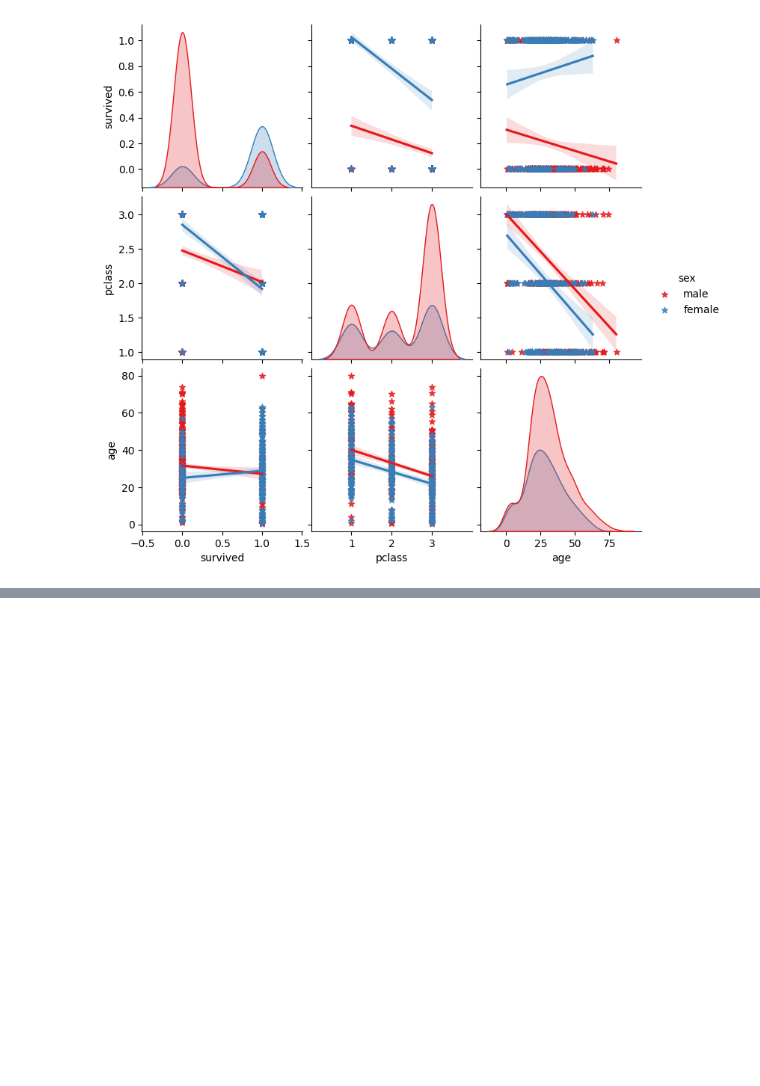
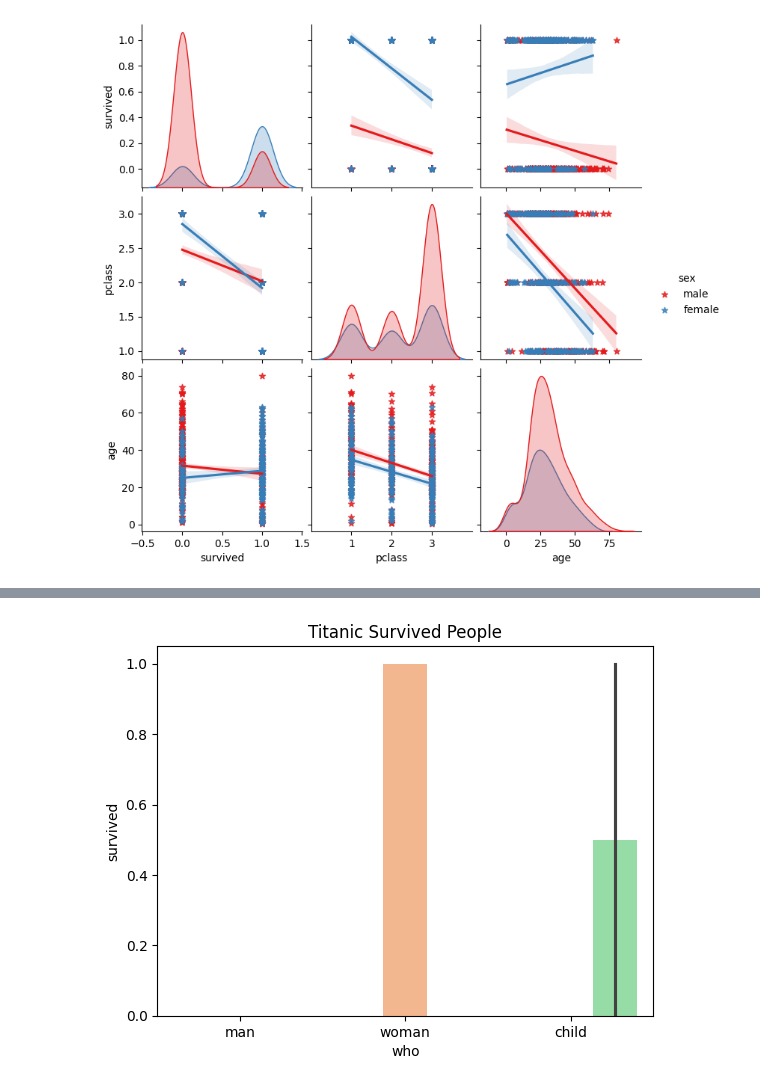
Before and after one commit to Md-Maruf-1727/LearningPractices, a Jupyter notebook: Vizualization/Vizualization1.ipynb, the cells around one changed output, grey strips where cells are left out. Saved outputs shown, nothing was run; the diff lists cells and outputs as text; code cells hidden in the pictures; blank space fills up the shorter version.

```diff
--- a/Vizualization/Vizualization1.ipynb
+++ b/Vizualization/Vizualization1.ipynb
@@ -428,0 +462,13 @@ plt.show()
+# %%
+sns.barplot(data=titanicfast15,
+            x='who',
+            y='survived',
+            hue='who',
+            palette='pastel',
+            #ci=None,
+            saturation=0.8,
+            dodge=True)
+plt.title('Titanic Survived People')
+plt.show()
+# %% [output]
+[figure, added]
```
Also changed, not shown: parts of 3 cells of this notebook.
